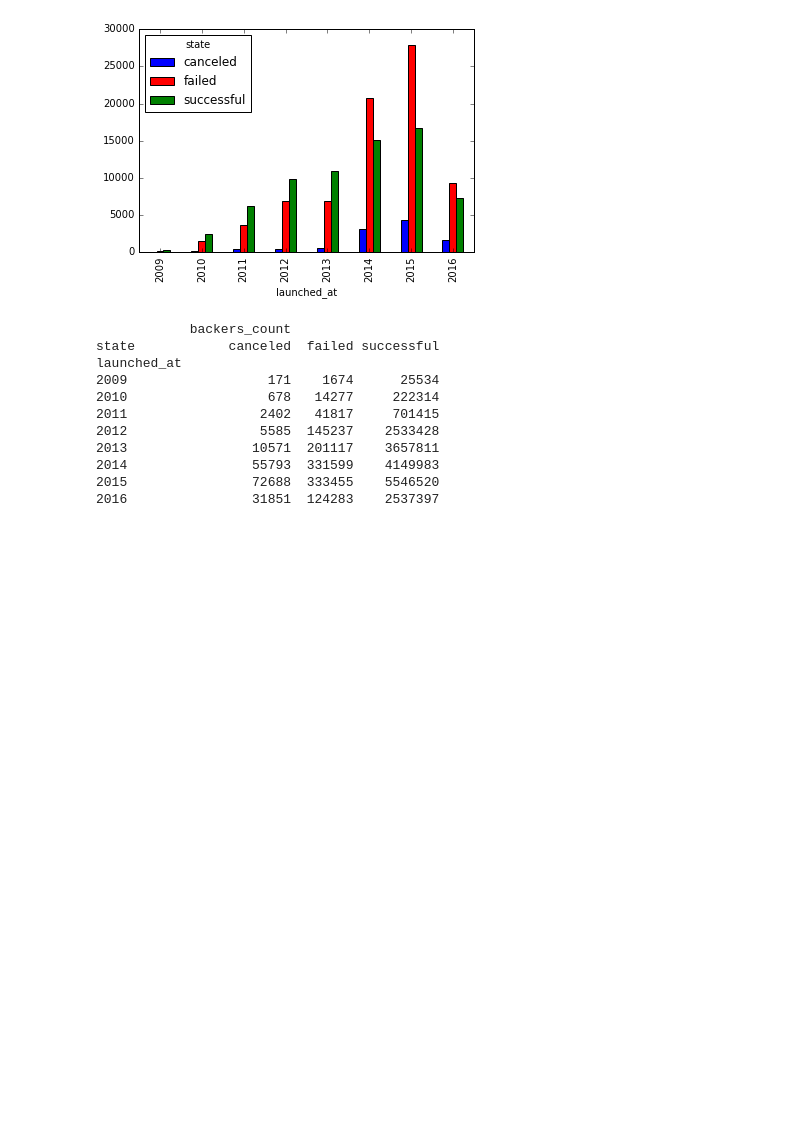
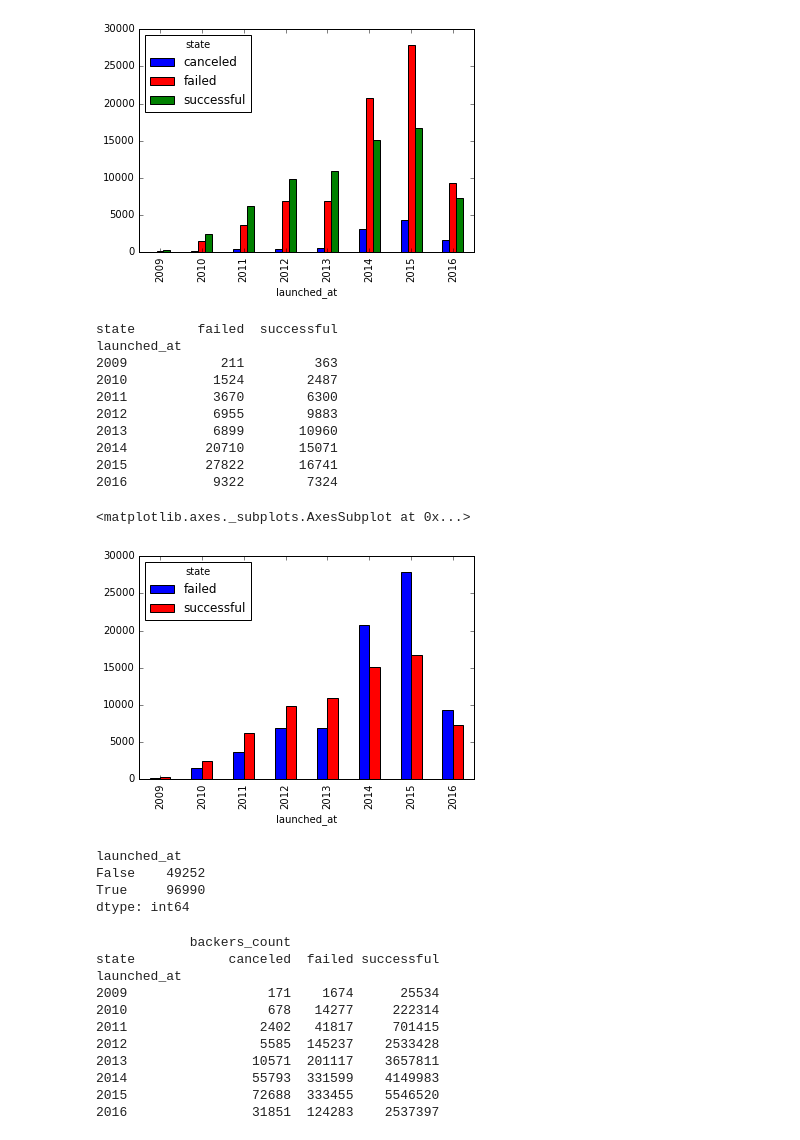
Before and after one commit to AuroraLeport/Kickstarter_capstone, a Jupyter notebook: Kickstarter_Capstone_Full_2outcomes_07-15_COMPLETE.ipynb, the cells around one changed output. Cells and saved outputs as stored; diff of their text form; code cells hidden in the pictures; blank space fills up the shorter version.

```diff
--- a/Kickstarter_Capstone_Full_2outcomes_07-15_COMPLETE.ipynb
+++ b/Kickstarter_Capstone_Full_2outcomes_07-15_COMPLETE.ipynb
@@ -381,6 +381,37 @@ launched_at
 2016             1680    9322        7324
 <matplotlib.axes._subplots.AxesSubplot at 0x...>
 [figure]
+# %%
+# number of projects per state (i.e. outcome), per year: (kickstarter was launched, on April 28, 2009)
+
+from matplotlib import pyplot as plt
+from itertools import cycle, islice
+
+my_colors = list(islice(cycle(['b', 'r', 'g']), None, len(k_var)))
+g = k_var[k_var.state != 'live'][k_var.state != 'suspended'][k_var.state != 'canceled'].groupby([k_var['launched_at'].dt.year, 'state']).size()
+g = g.unstack().fillna(0)
+print g #raw counts
+g.plot(kind='bar', color=my_colors)
+# %% [output]
+state        failed  successful
+launched_at
+2009            211         363
+2010           1524        2487
+2011           3670        6300
+2012           6955        9883
+2013           6899       10960
+2014          20710       15071
+2015          27822       16741
+2016           9322        7324
+<matplotlib.axes._subplots.AxesSubplot at 0x...>
+[figure, added]
+# %%
+k_var[k_var.state != 'live'][k_var.state != 'suspended'][k_var.state != 'canceled'].groupby([k_var['launched_at'].dt.year >= 2014]).size()
+# %% [output]
+launched_at
+False    49252
+True     96990
+dtype: int64
 # %%
 # Number of backers per year per state
 
```
Also changed, not shown: parts of 11 cells of this notebook, 2 other files.
